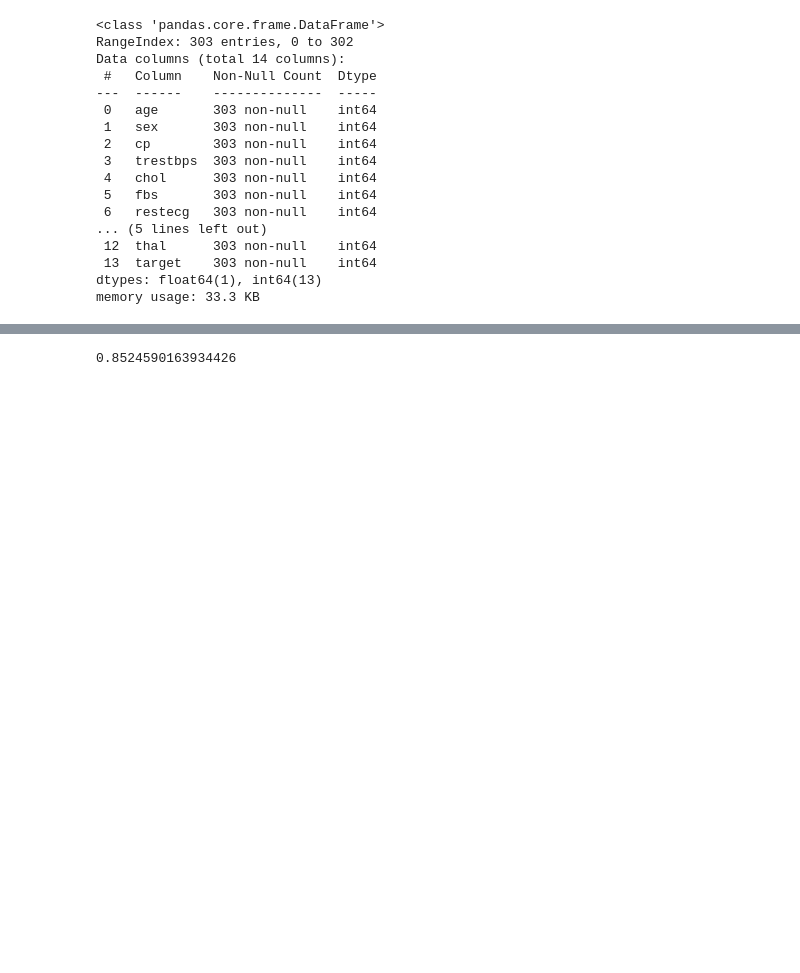
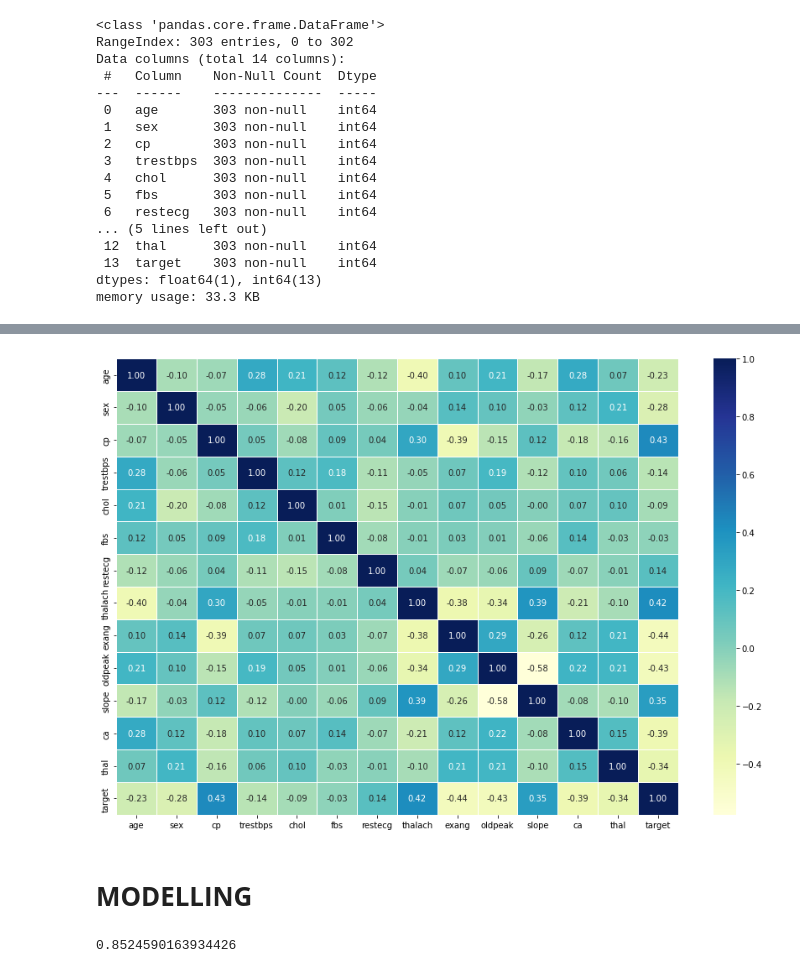
Before and after one commit to MINEEJA/Heart_disease_prediction, a Jupyter notebook: Heart_Disease_Predictor.ipynb, the cells around one changed output, grey strips where cells are left out. Cells and saved outputs as stored; diff of their text form; code cells hidden in the pictures; blank space fills up the shorter version.

```diff
--- a/Heart_Disease_Predictor.ipynb
+++ b/Heart_Disease_Predictor.ipynb
@@ -36,0 +82,4 @@ memory usage: 33.3 KB
+# %%
+# Find the correlation between our independent variables
+corr_matrix = heart_disease.corr()
+corr_matrix
@@ -37,3 +102,16 @@ memory usage: 33.3 KB
+# %%
+# Let's make it look a little prettier
+import seaborn as sns
+plt.figure(figsize=(15, 10))
+sns.heatmap(corr_matrix ,
+            annot=True,
+            linewidths=0.5,
+            fmt= ".2f",
+            cmap="YlGnBu");
+# %% [output]
+[figure, added]
+# %% [markdown]
+# **MODELLING**
 # %%
 from sklearn.svm import LinearSVC
 from sklearn.model_selection import train_test_split
```
Also changed, not shown: parts of 21 cells of this notebook.
